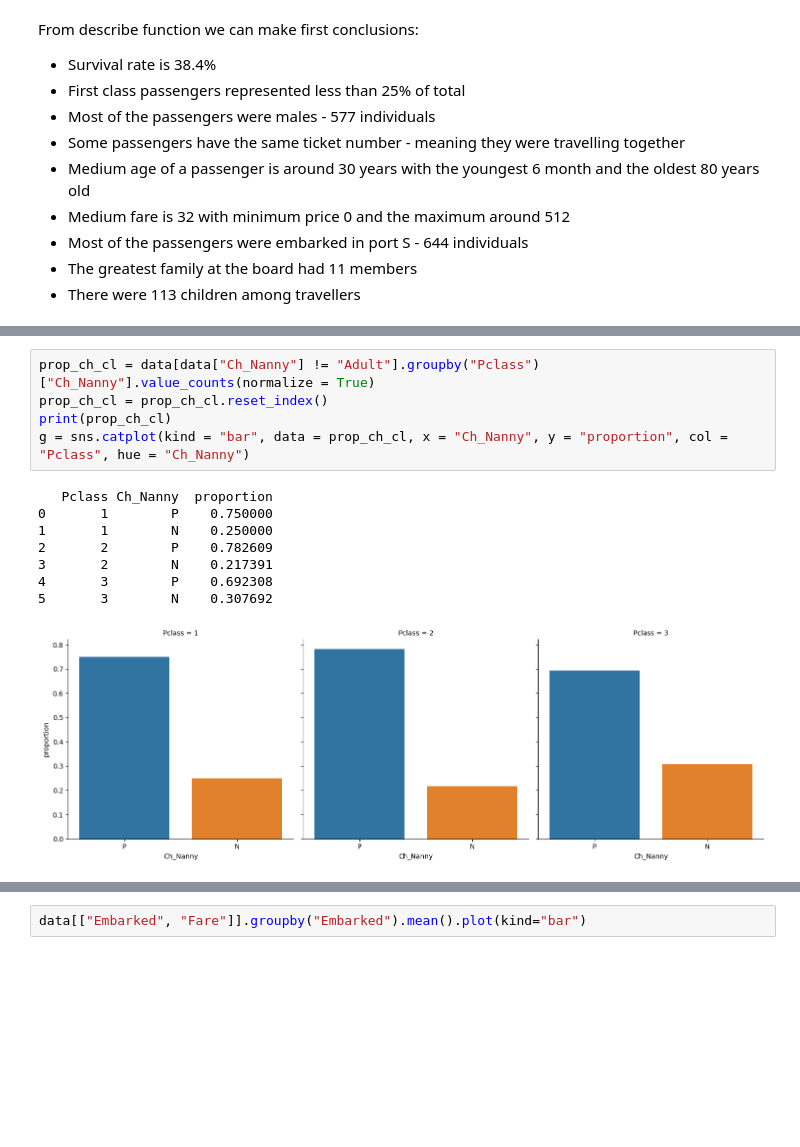
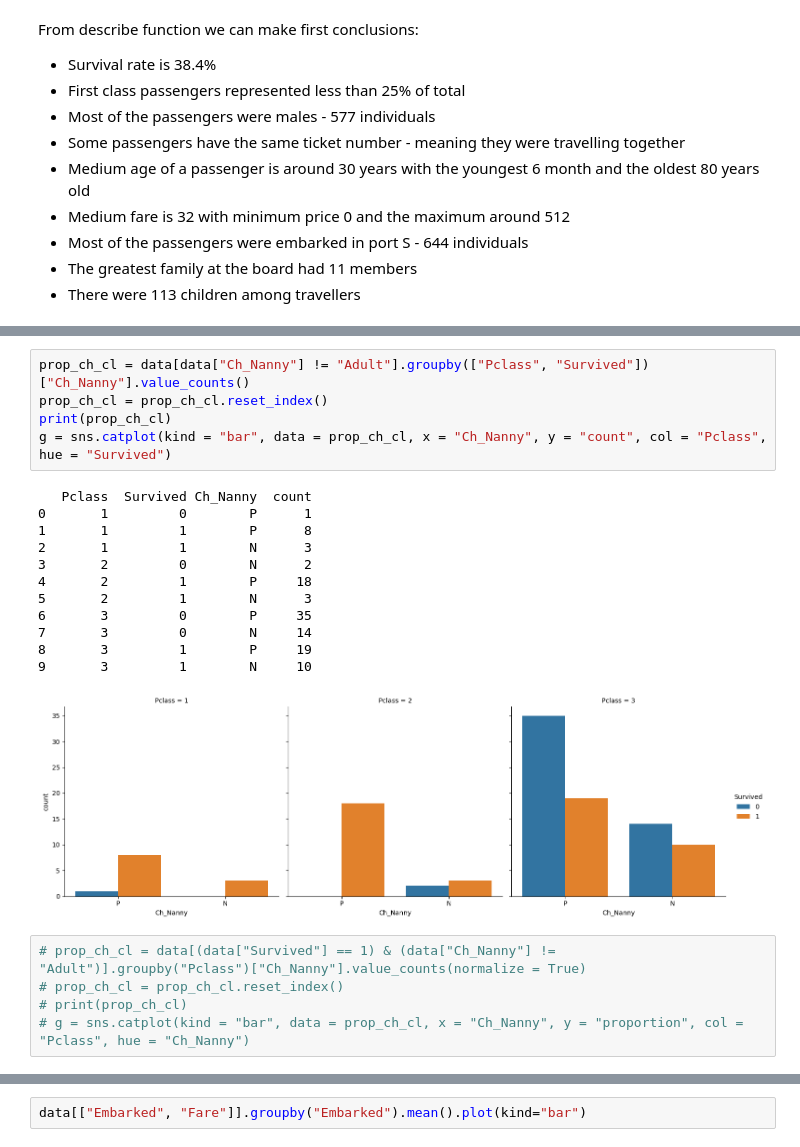
Before and after one commit to ALosenok/Repka, a Jupyter notebook: HW_8_Losenok.ipynb, the cells around one changed output, grey strips where cells are left out. Cells and saved outputs as stored; diff of their text form; blank space fills up the shorter version.

```diff
--- a/HW_8_Losenok.ipynb
+++ b/HW_8_Losenok.ipynb
@@ -214,14 +217,23 @@ data[data["Survived"] == 1]["Age_Group"].value_counts().plot()
+# %%
+prop_ch_cl = data[data["Ch_Nanny"] != "Adult"].groupby(["Pclass", "Survived"])["Ch_Nanny"].value_counts()
+prop_ch_cl = prop_ch_cl.reset_index()
+print(prop_ch_cl)
+g = sns.catplot(kind = "bar", data = prop_ch_cl, x = "Ch_Nanny", y = "count", col = "Pclass", hue = "Survived")
+# %% [output]
+   Pclass  Survived Ch_Nanny  count
+0       1         0        P      1
+1       1         1        P      8
+2       1         1        N      3
+3       2         0        N      2
+4       2         1        P     18
+5       2         1        N      3
+6       3         0        P     35
+7       3         0        N     14
+8       3         1        P     19
+9       3         1        N     10
+[figure, added]
 # %%
-prop_ch_cl = data[data["Ch_Nanny"] != "Adult"].groupby("Pclass")["Ch_Nanny"].value_counts(normalize = True)
-prop_ch_cl = prop_ch_cl.reset_index()
-print(prop_ch_cl)
-g = sns.catplot(kind = "bar", data = prop_ch_cl, x = "Ch_Nanny", y = "proportion", col = "Pclass", hue = "Ch_Nanny")
+# prop_ch_cl = data[(data["Survived"] == 1) & (data["Ch_Nanny"] != "Adult")].groupby("Pclass")["Ch_Nanny"].value_counts(normalize = True)
+# prop_ch_cl = prop_ch_cl.reset_index()
+# print(prop_ch_cl)
+# g = sns.catplot(kind = "bar", data = prop_ch_cl, x = "Ch_Nanny", y = "proportion", col = "Pclass", hue = "Ch_Nanny")
-# %% [output]
-   Pclass Ch_Nanny  proportion
-0       1        P    0.750000
-1       1        N    0.250000
-2       2        P    0.782609
-3       2        N    0.217391
-4       3        P    0.692308
-5       3        N    0.307692
-[figure, removed]
```
Also changed, not shown: parts of 12 cells of this notebook.
